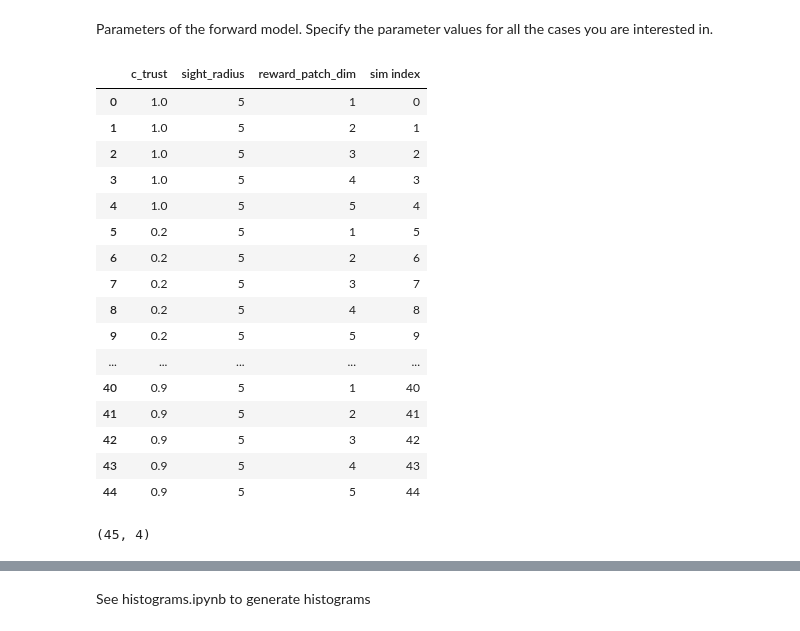
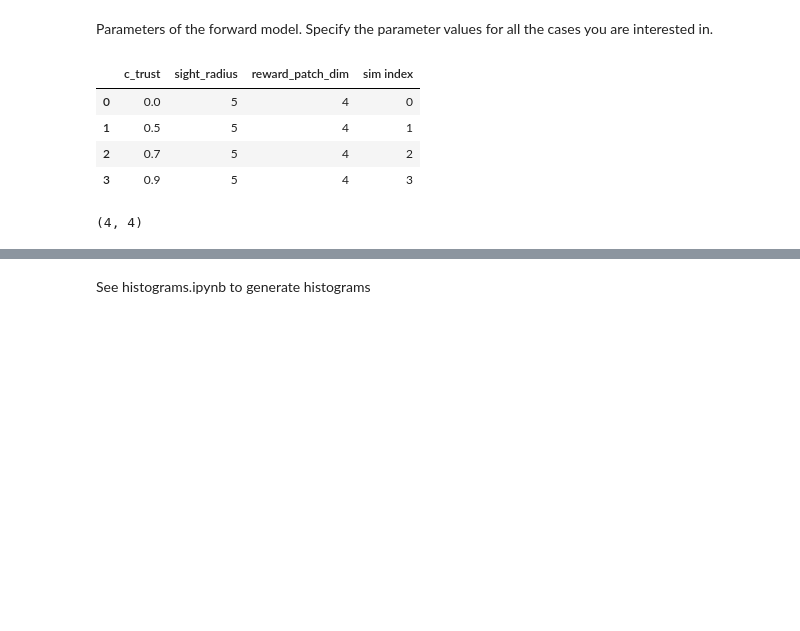
Before and after one commit to BasisResearch/collab-creatures, a Jupyter notebook: mx_refactored/generate_data_pipeline.ipynb, the cells around one changed output, grey strips where cells are left out. Cells and saved outputs as stored; diff of their text form; code cells hidden in the pictures; blank space fills up the shorter version.

```diff
--- a/mx_refactored/generate_data_pipeline.ipynb
+++ b/mx_refactored/generate_data_pipeline.ipynb
@@ -21,21 +25,16 @@ import success_metrics
 
 # choose a location to save the results data
 # home_dir = "/Users/emily/code/collaborative-intelligence/tmp_files/"
-home_dir = "/home/rafal/L2projects/collaborative-intelligence/random_hungry_followers/rhf_docs/communicators_data"
+home_dir = "/home/rafal/L2projects/collaborative-intelligence/random_hungry_followers/rhf_docs/communicators_strong"
 # %% [markdown]
 Parameters of the forward model. Specify the parameter values for all the cases you are interested in.
 # %%
 # agent parameters
 sight_radius = [5]
 c_trust = [
-    1.0,
-    0.2,
-    0.3,
-    0.4,
+    0.0,
     0.5,
-    0.6,
     0.7,
-    0.8,
     0.9,
 ]  # 0: ignorers, 0.5: communicators (equal weight to own and others' knowledge of food)
 N_agents = 9
@@ -43,56 +42,44 @@ N_agents = 9
 # environment parameters
 edge_size = 30
 N_total_food_units = 16
-reward_patch_dim = [1, 2, 3, 4, 5]  # clustered is 4, distributed is 1
+reward_patch_dim = [4]  # clustered is 4, distributed is 1
 
 # simulation parameters
 N_runs = 3  # How many times would you like to run each case?
-N_frames = 50
+N_frames = 150
 
 # Generate a dataframe containing all possible combinations of the parameter values specified above.
 param_list = [i for i in product(c_trust, sight_radius, reward_patch_dim)]
 metadataDF = pd.DataFrame(param_list)
 metadataDF.columns = ["c_trust", "sight_radius", "reward_patch_dim"]
 metadataDF["sim index"] = np.arange(len(metadataDF)).astype(int)
 N_sims = len(metadataDF)
 
 # save metadata to home directory
 metadataDF.to_csv(os.path.join(home_dir, "metadataDF.csv"))
 pd.DataFrame(
     [
         {
             "N_sims": N_sims,
             "N_runs": N_runs,
             "N_frames": N_frames,
             "N_agents": N_agents,
             "N_total_food_units": N_total_food_units,
             "edge_size": edge_size,
         }
     ]
 ).to_csv(os.path.join(home_dir, "additional_meta_params.csv"))
 
 display(metadataDF)
 
 print(metadataDF.shape)
 # %% [output]
 |  | c_trust | sight_radius | reward_patch_dim | sim index |
-| 0 | 1.0 | 5 | 1 | 0 |
-| 1 | 1.0 | 5 | 2 | 1 |
-| 2 | 1.0 | 5 | 3 | 2 |
-| 3 | 1.0 | 5 | 4 | 3 |
-| 4 | 1.0 | 5 | 5 | 4 |
-| 5 | 0.2 | 5 | 1 | 5 |
-| 6 | 0.2 | 5 | 2 | 6 |
-| 7 | 0.2 | 5 | 3 | 7 |
-| 8 | 0.2 | 5 | 4 | 8 |
-| 9 | 0.2 | 5 | 5 | 9 |
-| ... | ... | ... | ... | ... |
-| 40 | 0.9 | 5 | 1 | 40 |
-| 41 | 0.9 | 5 | 2 | 41 |
-| 42 | 0.9 | 5 | 3 | 42 |
-| 43 | 0.9 | 5 | 4 | 43 |
-| 44 | 0.9 | 5 | 5 | 44 |
+| 0 | 0.0 | 5 | 4 | 0 |
+| 1 | 0.5 | 5 | 4 | 1 |
+| 2 | 0.7 | 5 | 4 | 2 |
+| 3 | 0.9 | 5 | 4 | 3 |
-(45, 4)
+(4, 4)
 # %%
 # run simulations
 
```
Also changed, not shown: parts of 2 cells of this notebook, 3 other files.
